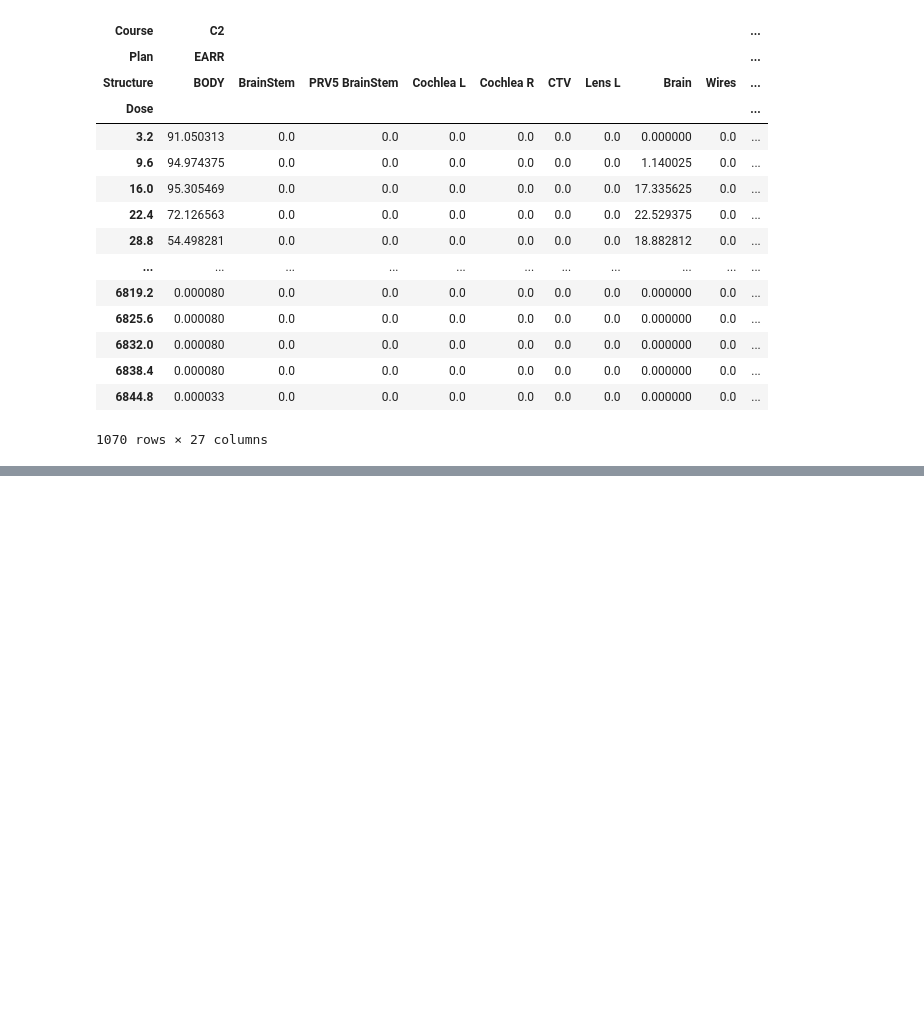
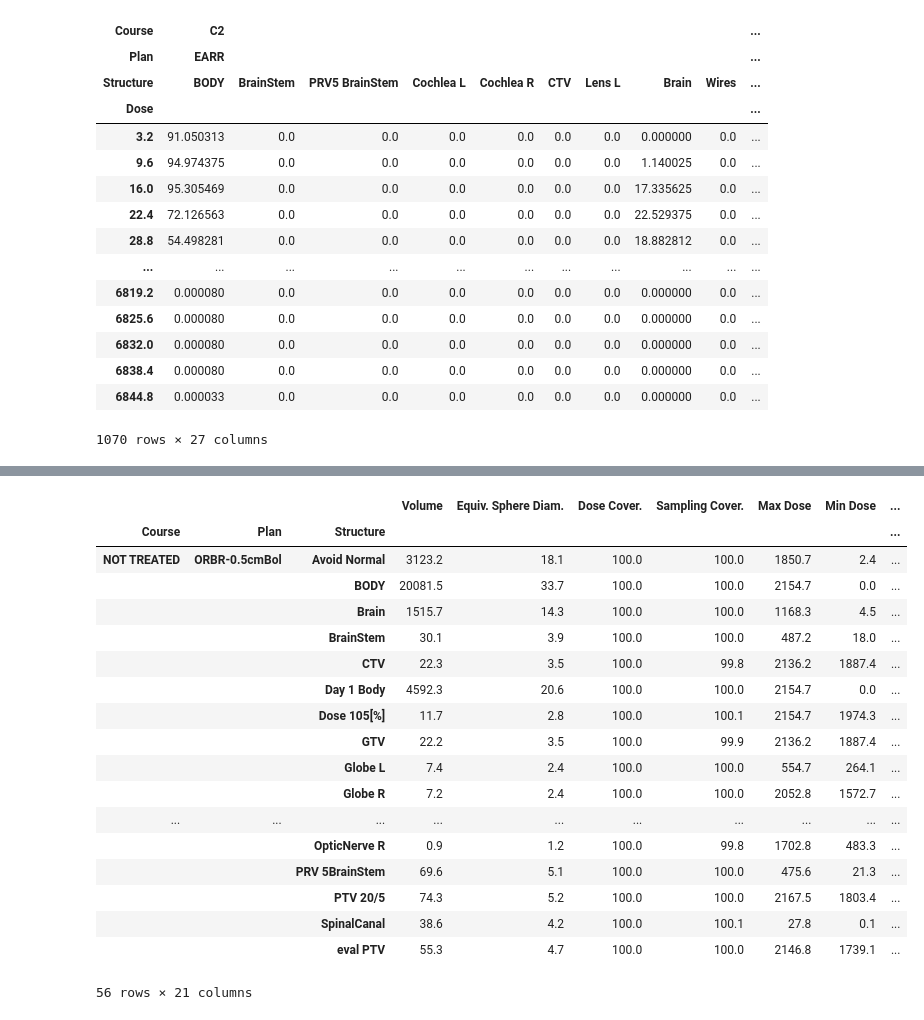
Before and after one commit to GregSal/sectionary, a Jupyter notebook: examples/read_dvh.ipynb, the cells around one changed output, grey strips where cells are left out. Drawn from its saved outputs; the diff is of its cells as text; code cells hidden in the pictures; blank space fills up the shorter version.

Commit message:
Section for entire DVH file created, New context bug identified.

```diff
--- a/examples/read_dvh.ipynb
+++ b/examples/read_dvh.ipynb
@@ -2200,0 +2280,26 @@ relative_vol_dvh.plot(legend=False)
+# %%
+def get_dvh_info(dvh_section_iter: List[Dict[str,Any]],
+                 context: Dict[str,Any])->Dict[str,Any]:
+    # Only one dvh_file_reader in a file
+    dvh_sections = [ dvh_dict for dvh_dict in dvh_section_iter][0]
+    dvh_info = dvh_sections['Information']
+    dvh_info['Dose Unit'] = context['Dose Unit']
+    dvh_info['Volume Unit'] = context['Volume Unit']
+
+    dvh_tables = {'Plans': context['PlanLookup'],
+                  'Structures': dvh_sections['DVH Dose']['StructureTable'],
+                  'DVH_data': dvh_sections['DVH Dose']['DVH_Curves']
+                  }
+    return  dvh_info, dvh_tables
+# %%
+dvh_file_reader = Section(
+    name='DVH File',
+    processor=[(dvh_info_section,
+                all_plans,
+                dvh_dose)],
+    assemble=get_dvh_info
+    )
+# %%
+demo_dvh_text = demo_dvh_1.read_text(encoding='utf_8_sig').splitlines()
+context = {'Dummy': 'test'}
+dvh_info, dvh_tables = dvh_file_reader.read(demo_dvh_text, context=context)
@@ -2200,0 +2368,3 @@ relative_vol_dvh.plot(legend=False)
+# %%
+multi_dvh_text = multi_dvh.read_text(encoding='utf_8_sig').splitlines()
+dvh_info, dvh_tables = dvh_file_reader.read(multi_dvh_text, context=context)
@@ -2200,0 +2394,22 @@ relative_vol_dvh.plot(legend=False)
+# %%
+dvh_tables['Structures']
+# %% [output]
+|  |  |  | Volume | Equiv. Sphere Diam. | Dose Cover. | Sampling Cover. | Max Dose | Min Dose | ... |
+| Course | Plan | Structure |  |  |  |  |  |  | ... |
+| NOT TREATED | ORBR-0.5cmBol | Avoid Normal | 3123.2 | 18.1 | 100.0 | 100.0 | 1850.7 | 2.4 | ... |
+|  |  | BODY | 20081.5 | 33.7 | 100.0 | 100.0 | 2154.7 | 0.0 | ... |
+|  |  | Brain | 1515.7 | 14.3 | 100.0 | 100.0 | 1168.3 | 4.5 | ... |
+|  |  | BrainStem | 30.1 | 3.9 | 100.0 | 100.0 | 487.2 | 18.0 | ... |
+|  |  | CTV | 22.3 | 3.5 | 100.0 | 99.8 | 2136.2 | 1887.4 | ... |
+|  |  | Day 1 Body | 4592.3 | 20.6 | 100.0 | 100.0 | 2154.7 | 0.0 | ... |
+|  |  | Dose 105[%] | 11.7 | 2.8 | 100.0 | 100.1 | 2154.7 | 1974.3 | ... |
+|  |  | GTV | 22.2 | 3.5 | 100.0 | 99.9 | 2136.2 | 1887.4 | ... |
+|  |  | Globe L | 7.4 | 2.4 | 100.0 | 100.0 | 554.7 | 264.1 | ... |
+|  |  | Globe R | 7.2 | 2.4 | 100.0 | 100.0 | 2052.8 | 1572.7 | ... |
+| ... | ... | ... | ... | ... | ... | ... | ... | ... | ... |
+|  |  | OpticNerve R | 0.9 | 1.2 | 100.0 | 99.8 | 1702.8 | 483.3 | ... |
+|  |  | PRV 5BrainStem | 69.6 | 5.1 | 100.0 | 100.0 | 475.6 | 21.3 | ... |
+|  |  | PTV 20/5 | 74.3 | 5.2 | 100.0 | 100.0 | 2167.5 | 1803.4 | ... |
+|  |  | SpinalCanal | 38.6 | 4.2 | 100.0 | 100.1 | 27.8 | 0.1 | ... |
+|  |  | eval PTV | 55.3 | 4.7 | 100.0 | 100.0 | 2146.8 | 1739.1 | ... |
+56 rows × 21 columns
```
Also changed, not shown: parts of 19 cells of this notebook, 1 other file.
